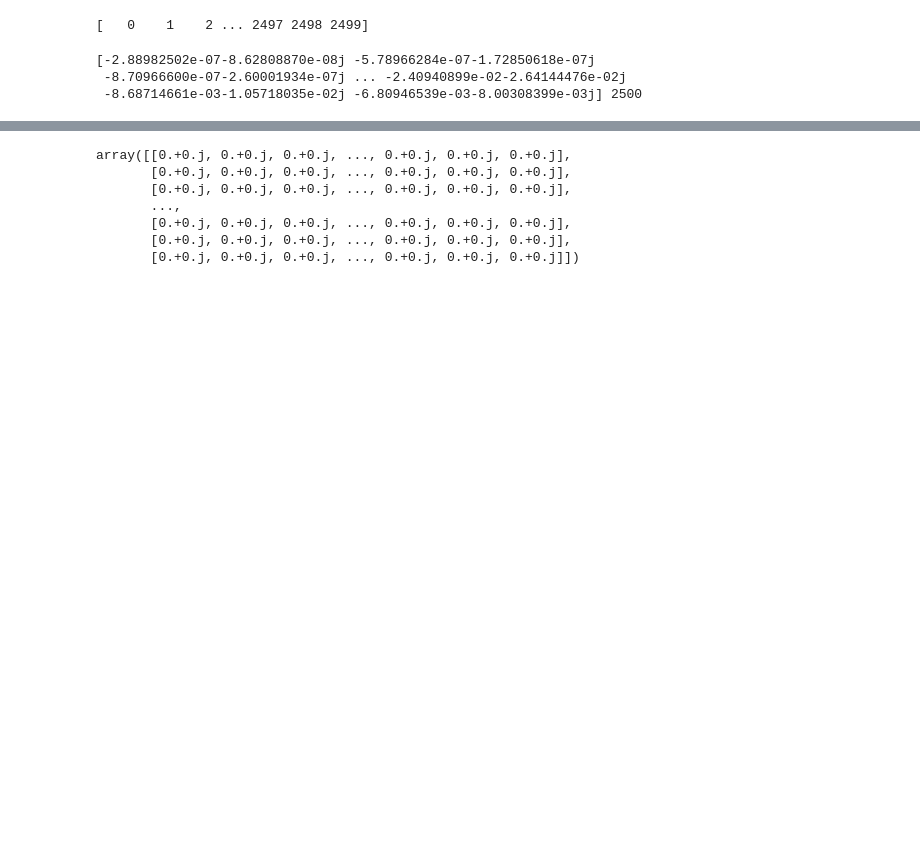
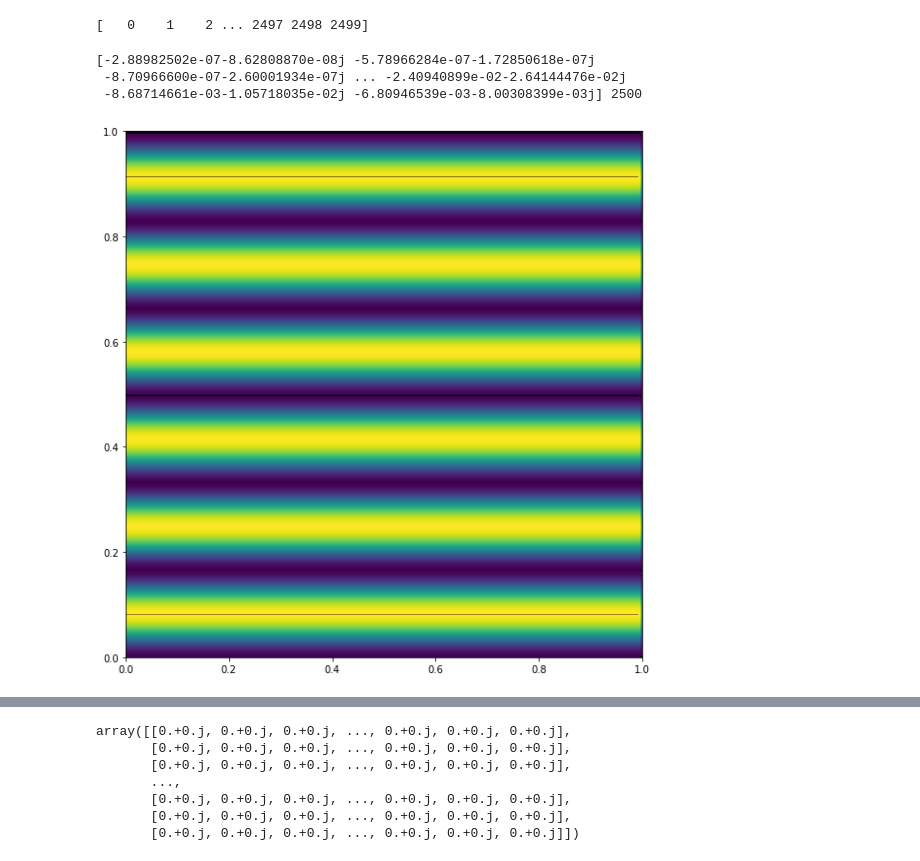
Before and after one commit to SantiagoM1227/IIT-2022-I, a Jupyter notebook: LL_avance_2.ipynb, the cells around one changed output, grey strips where cells are left out. Cells and saved outputs as stored; diff of their text form; code cells hidden in the pictures; blank space fills up the shorter version.

```diff
--- a/LL_avance_2.ipynb
+++ b/LL_avance_2.ipynb
@@ -379,4 +415,8 @@ print(C_Mobius[:,3],np.size(C_Mobius[:,2]))
 [-2.88982502e-07-8.62808870e-08j -5.78966284e-07-1.72850618e-07j
  -8.70966600e-07-2.60001934e-07j ... -2.40940899e-02-2.64144476e-02j
  -8.68714661e-03-1.05718035e-02j -6.80946539e-03-8.00308399e-03j] 2500
+# %%
+plotdensities_Mobius(np.eye(N*N),N,200,2)
+# %% [output]
+[figure, added]
 # %%
```
Also changed, not shown: parts of 30 cells of this notebook.
